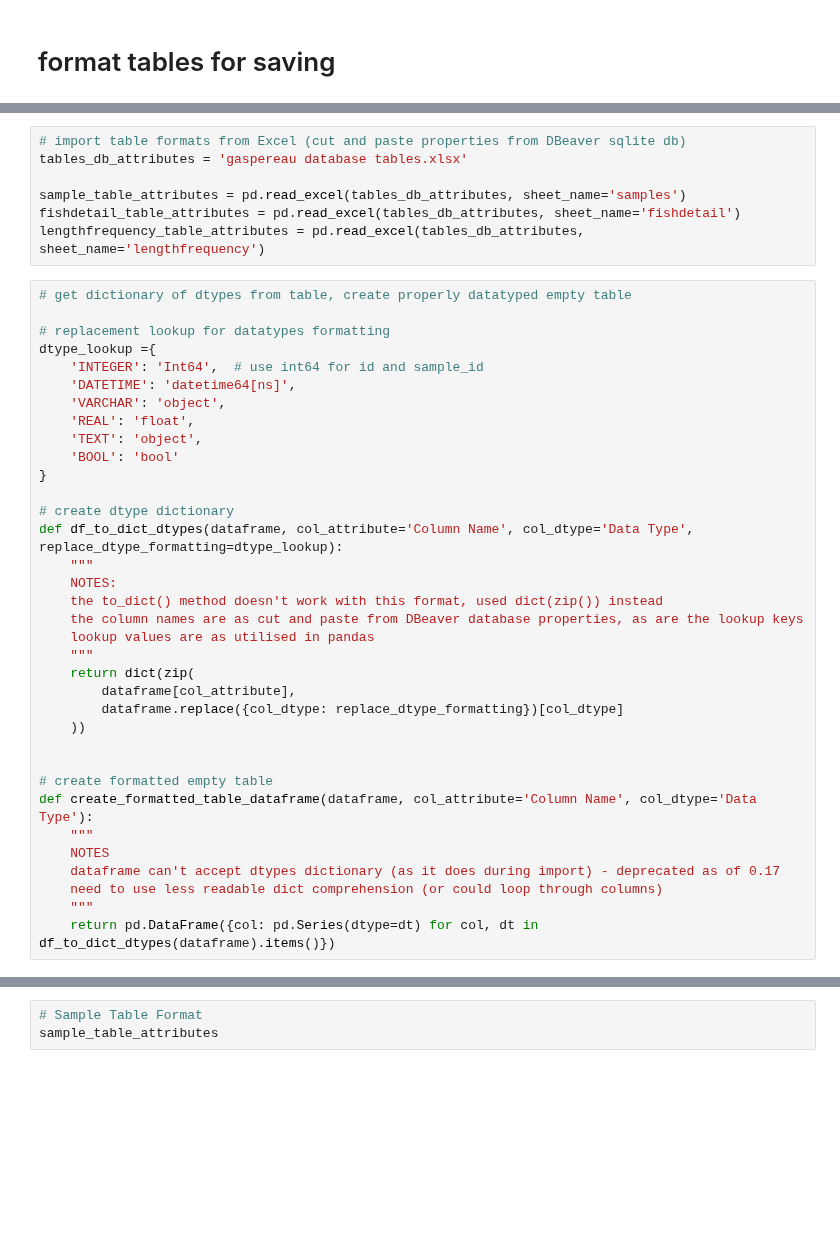
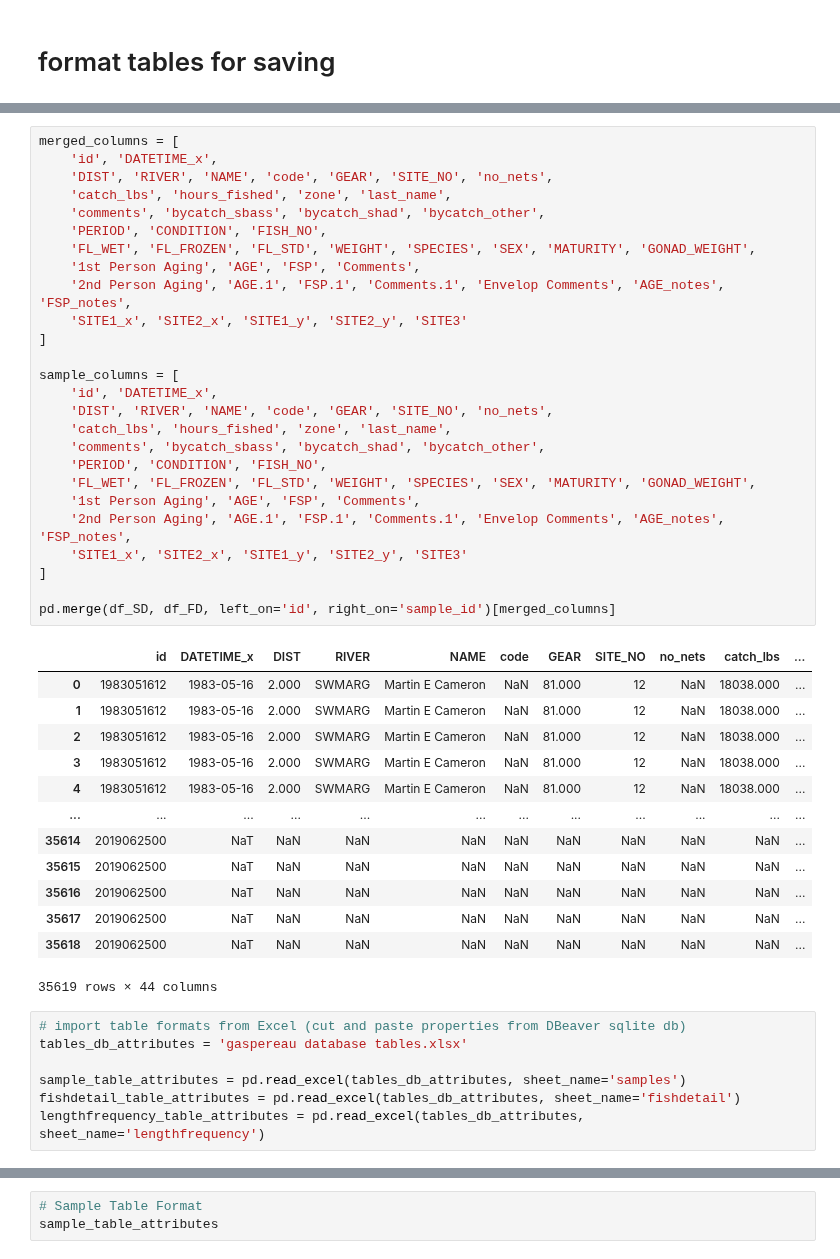
Before and after one commit to dfo-gulf-science/Gaspereau, a Jupyter notebook: 8. Data Wrangling - matching and creating tables.ipynb, the cells around one changed output, grey strips where cells are left out. Saved outputs shown, nothing was run; the diff lists cells and outputs as text; blank space fills up the shorter version.

```diff
--- a/8. Data Wrangling - matching and creating tables.ipynb
+++ b/8. Data Wrangling - matching and creating tables.ipynb
@@ -308,3 +380,43 @@ df_FD.sample(10)
+# %%
+merged_columns = [
+    'id', 'DATETIME_x',
+    'DIST', 'RIVER', 'NAME', 'code', 'GEAR', 'SITE_NO', 'no_nets',
+    'catch_lbs', 'hours_fished', 'zone', 'last_name',
+    'comments', 'bycatch_sbass', 'bycatch_shad', 'bycatch_other',
+    'PERIOD', 'CONDITION', 'FISH_NO',
+    'FL_WET', 'FL_FROZEN', 'FL_STD', 'WEIGHT', 'SPECIES', 'SEX', 'MATURITY', 'GONAD_WEIGHT',
+    '1st Person Aging', 'AGE', 'FSP', 'Comments',
+    '2nd Person Aging', 'AGE.1', 'FSP.1', 'Comments.1', 'Envelop Comments', 'AGE_notes', 'FSP_notes',
+    'SITE1_x', 'SITE2_x', 'SITE1_y', 'SITE2_y', 'SITE3'
+]
+
+sample_columns = [
+    'id', 'DATETIME_x',
+    'DIST', 'RIVER', 'NAME', 'code', 'GEAR', 'SITE_NO', 'no_nets',
+    'catch_lbs', 'hours_fished', 'zone', 'last_name',
+    'comments', 'bycatch_sbass', 'bycatch_shad', 'bycatch_other',
+    'PERIOD', 'CONDITION', 'FISH_NO',
+    'FL_WET', 'FL_FROZEN', 'FL_STD', 'WEIGHT', 'SPECIES', 'SEX', 'MATURITY', 'GONAD_WEIGHT',
+    '1st Person Aging', 'AGE', 'FSP', 'Comments',
+    '2nd Person Aging', 'AGE.1', 'FSP.1', 'Comments.1', 'Envelop Comments', 'AGE_notes', 'FSP_notes',
+    'SITE1_x', 'SITE2_x', 'SITE1_y', 'SITE2_y', 'SITE3'
+]
+
+pd.merge(df_SD, df_FD, left_on='id', right_on='sample_id')[merged_columns]
+# %% [output]
+|  | id | DATETIME_x | DIST | RIVER | NAME | code | GEAR | SITE_NO | no_nets | catch_lbs | ... |
+| 0 | 1983051612 | 1983-05-16 | 2.000 | SWMARG | Martin E Cameron | NaN | 81.000 | 12 | NaN | 18038.000 | ... |
+| 1 | 1983051612 | 1983-05-16 | 2.000 | SWMARG | Martin E Cameron | NaN | 81.000 | 12 | NaN | 18038.000 | ... |
+| 2 | 1983051612 | 1983-05-16 | 2.000 | SWMARG | Martin E Cameron | NaN | 81.000 | 12 | NaN | 18038.000 | ... |
+| 3 | 1983051612 | 1983-05-16 | 2.000 | SWMARG | Martin E Cameron | NaN | 81.000 | 12 | NaN | 18038.000 | ... |
+| 4 | 1983051612 | 1983-05-16 | 2.000 | SWMARG | Martin E Cameron | NaN | 81.000 | 12 | NaN | 18038.000 | ... |
+| ... | ... | ... | ... | ... | ... | ... | ... | ... | ... | ... | ... |
+| 35614 | 2019062500 | NaT | NaN | NaN | NaN | NaN | NaN | NaN | NaN | NaN | ... |
+| 35615 | 2019062500 | NaT | NaN | NaN | NaN | NaN | NaN | NaN | NaN | NaN | ... |
+| 35616 | 2019062500 | NaT | NaN | NaN | NaN | NaN | NaN | NaN | NaN | NaN | ... |
+| 35617 | 2019062500 | NaT | NaN | NaN | NaN | NaN | NaN | NaN | NaN | NaN | ... |
+| 35618 | 2019062500 | NaT | NaN | NaN | NaN | NaN | NaN | NaN | NaN | NaN | ... |
+35619 rows × 44 columns
 # %%
 # import table formats from Excel (cut and paste properties from DBeaver sqlite db)
 tables_db_attributes = 'gaspereau database tables.xlsx'
@@ -312,38 +424,3 @@ tables_db_attributes = 'gaspereau database tables.xlsx'
 sample_table_attributes = pd.read_excel(tables_db_attributes, sheet_name='samples')
 fishdetail_table_attributes = pd.read_excel(tables_db_attributes, sheet_name='fishdetail')
 lengthfrequency_table_attributes = pd.read_excel(tables_db_attributes, sheet_name='lengthfrequency')
-# %%
-# get dictionary of dtypes from table, create properly datatyped empty table
-
-# replacement lookup for datatypes formatting
-dtype_lookup ={
-    'INTEGER': 'Int64',  # use int64 for id and sample_id
-    'DATETIME': 'datetime64[ns]',
-    'VARCHAR': 'object',
-    'REAL': 'float',
-    'TEXT': 'object',
-    'BOOL': 'bool'
-}
-
-# create dtype dictionary
-def df_to_dict_dtypes(dataframe, col_attribute='Column Name', col_dtype='Data Type', replace_dtype_formatting=dtype_lookup):
-    """
-    NOTES:
-    the to_dict() method doesn't work with this format, used dict(zip()) instead
-    the column names are as cut and paste from DBeaver database properties, as are the lookup keys
-    lookup values are as utilised in pandas
-    """
-    return dict(zip(
-        dataframe[col_attribute],
-        dataframe.replace({col_dtype: replace_dtype_formatting})[col_dtype]
-    ))
-
-
-# create formatted empty table
-def create_formatted_table_dataframe(dataframe, col_attribute='Column Name', col_dtype='Data Type'):
-    """
-    NOTES
-    dataframe can't accept dtypes dictionary (as it does during import) - deprecated as of 0.17
-    need to use less readable dict comprehension (or could loop through columns)
-    """
-    return pd.DataFrame({col: pd.Series(dtype=dt) for col, dt in df_to_dict_dtypes(dataframe).items()})
```
Also changed, not shown: parts of 30 cells of this notebook.
